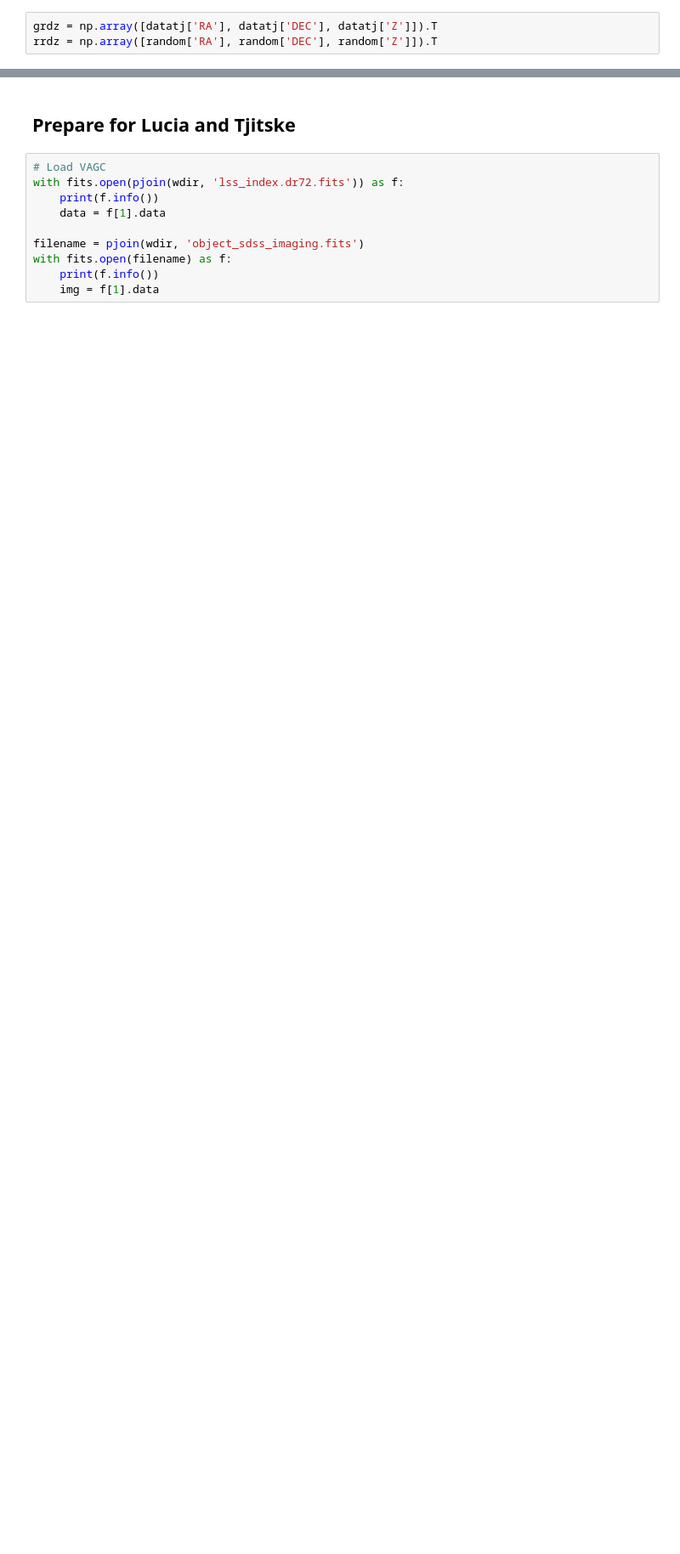
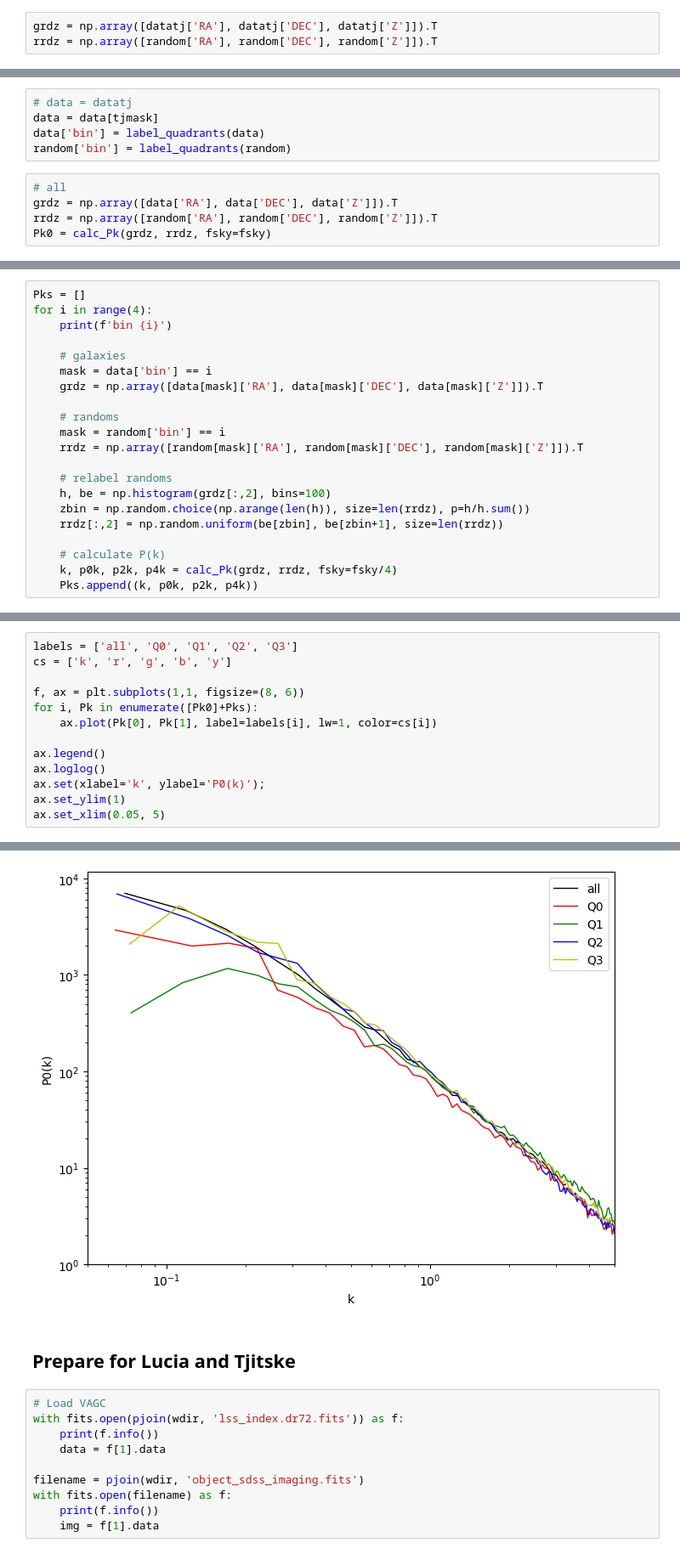
Before and after one commit to maho3/ltu-connect, a Jupyter notebook: sdss_mgs/explore_mgs.ipynb, the cells around one changed output, grey strips where cells are left out. Shown at 85% size. Drawn from its saved outputs; the diff is of its cells as text; blank space fills up the shorter version.

```diff
--- a/sdss_mgs/explore_mgs.ipynb
+++ b/sdss_mgs/explore_mgs.ipynb
@@ -488,0 +458,10 @@ Text(0.5, 1.0, 'Pk')
+# %%
+# data = datatj
+data = data[tjmask]
+data['bin'] = label_quadrants(data)
+random['bin'] = label_quadrants(random)
+# %%
+# all
+grdz = np.array([data['RA'], data['DEC'], data['Z']]).T
+rrdz = np.array([random['RA'], random['DEC'], random['Z']]).T
+Pk0 = calc_Pk(grdz, rrdz, fsky=fsky)
@@ -488,0 +486,21 @@ Text(0.5, 1.0, 'Pk')
+# %%
+Pks = []
+for i in range(4):
+    print(f'bin {i}')
+
+    # galaxies
+    mask = data['bin'] == i
+    grdz = np.array([data[mask]['RA'], data[mask]['DEC'], data[mask]['Z']]).T
+
+    # randoms
+    mask = random['bin'] == i
+    rrdz = np.array([random[mask]['RA'], random[mask]['DEC'], random[mask]['Z']]).T
+
+    # relabel randoms
+    h, be = np.histogram(grdz[:,2], bins=100)
+    zbin = np.random.choice(np.arange(len(h)), size=len(rrdz), p=h/h.sum())
+    rrdz[:,2] = np.random.uniform(be[zbin], be[zbin+1], size=len(rrdz))
+
+    # calculate P(k)
+    k, p0k, p2k, p4k = calc_Pk(grdz, rrdz, fsky=fsky/4)
+    Pks.append((k, p0k, p2k, p4k))
@@ -488,0 +587,14 @@ Text(0.5, 1.0, 'Pk')
+# %%
+labels = ['all', 'Q0', 'Q1', 'Q2', 'Q3']
+cs = ['k', 'r', 'g', 'b', 'y']
+
+f, ax = plt.subplots(1,1, figsize=(8, 6))
+for i, Pk in enumerate([Pk0]+Pks):
+    ax.plot(Pk[0], Pk[1], label=labels[i], lw=1, color=cs[i])
+
+ax.legend()
+ax.loglog()
+ax.set(xlabel='k', ylabel='P0(k)');
+ax.set_ylim(1)
+ax.set_xlim(0.05, 5)
+# %% [output]
@@ -489,3 +602,4 @@ Text(0.5, 1.0, 'Pk')
+[figure, added]
 # %% [markdown]
 ## Prepare for Lucia and Tjitske
 # %%
```
Also changed, not shown: parts of 25 cells of this notebook.
